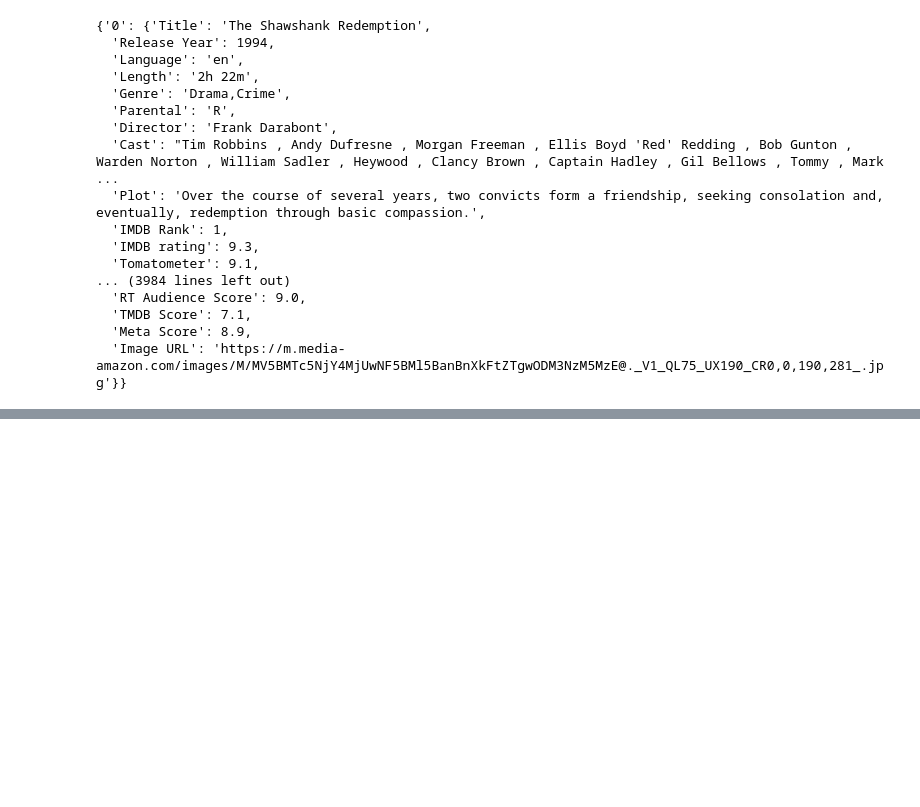
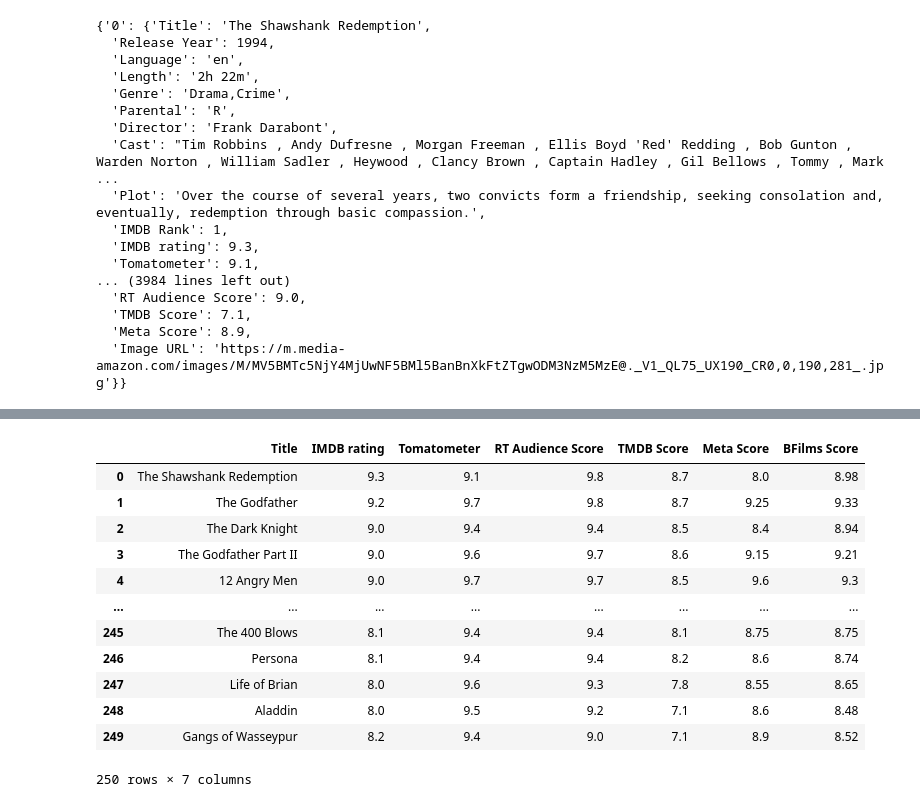
Before and after one commit to LeoBulcsu/ETL_250_Best_Movies, a Jupyter notebook: 03.VisualStudioCode/MyMovieDF.ipynb, the cells around one changed output, grey strips where cells are left out. Saved outputs shown, nothing was run; the diff lists cells and outputs as text; code cells hidden in the pictures; blank space fills up the shorter version.

```diff
--- a/03.VisualStudioCode/MyMovieDF.ipynb
+++ b/03.VisualStudioCode/MyMovieDF.ipynb
@@ -311,0 +314,2 @@ for key, value in data_2.items():
+# %%
+BFilmsdf = pd.DataFrame(BFilms)
@@ -311,0 +328,16 @@ for key, value in data_2.items():
+# %%
+BFilmsdf_scores
+# %% [output]
+|  | Title | IMDB rating | Tomatometer | RT Audience Score | TMDB Score | Meta Score | BFilms Score |
+| 0 | The Shawshank Redemption | 9.3 | 9.1 | 9.8 | 8.7 | 8.0 | 8.98 |
+| 1 | The Godfather | 9.2 | 9.7 | 9.8 | 8.7 | 9.25 | 9.33 |
+| 2 | The Dark Knight | 9.0 | 9.4 | 9.4 | 8.5 | 8.4 | 8.94 |
+| 3 | The Godfather Part II | 9.0 | 9.6 | 9.7 | 8.6 | 9.15 | 9.21 |
+| 4 | 12 Angry Men | 9.0 | 9.7 | 9.7 | 8.5 | 9.6 | 9.3 |
+| ... | ... | ... | ... | ... | ... | ... | ... |
+| 245 | The 400 Blows | 8.1 | 9.4 | 9.4 | 8.1 | 8.75 | 8.75 |
+| 246 | Persona | 8.1 | 9.4 | 9.4 | 8.2 | 8.6 | 8.74 |
+| 247 | Life of Brian | 8.0 | 9.6 | 9.3 | 7.8 | 8.55 | 8.65 |
+| 248 | Aladdin | 8.0 | 9.5 | 9.2 | 7.1 | 8.6 | 8.48 |
+| 249 | Gangs of Wasseypur | 8.2 | 9.4 | 9.0 | 7.1 | 8.9 | 8.52 |
+250 rows × 7 columns
```
Also changed, not shown: parts of 6 cells of this notebook, 1 other file.
